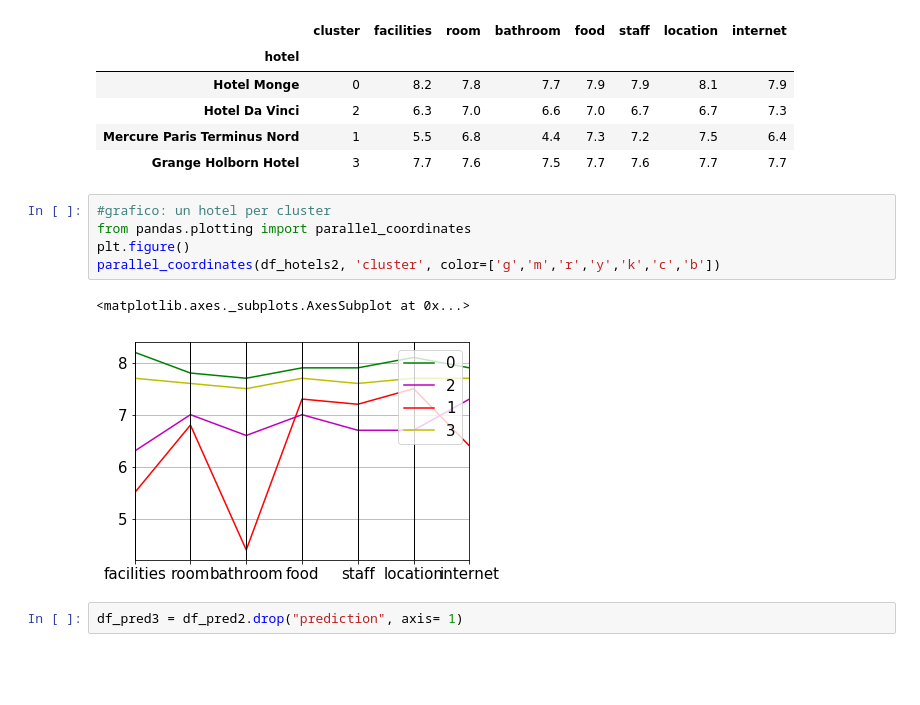
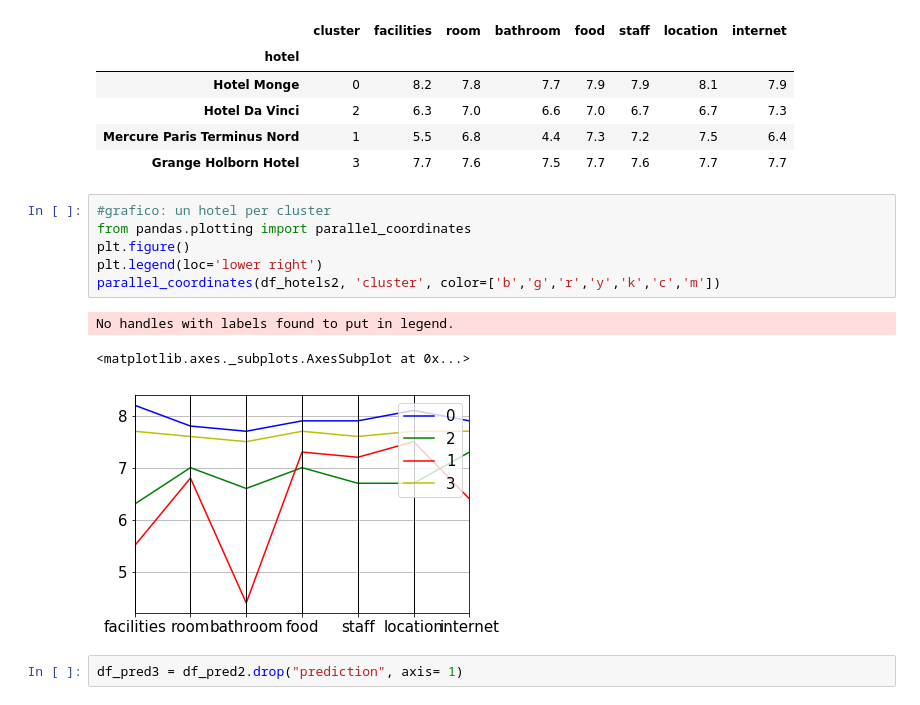
Before and after one commit to sfncrp/pyspark_hotel_reviews, a Jupyter notebook: ddam_project/PARTE_3_hotels_clustering.ipynb, the cells around one changed output. Cells and saved outputs as stored; diff of their text form; blank space fills up the shorter version.

```diff
--- a/ddam_project/PARTE_3_hotels_clustering.ipynb
+++ b/ddam_project/PARTE_3_hotels_clustering.ipynb
@@ -453,11 +457,13 @@ df_hotels2
 # %%
 #grafico: un hotel per cluster
 from pandas.plotting import parallel_coordinates
 plt.figure()
-parallel_coordinates(df_hotels2, 'cluster', color=['g','m','r','y','k','c','b'])
+plt.legend(loc='lower right')
+parallel_coordinates(df_hotels2, 'cluster', color=['b','g','r','y','k','c','m'])
 # %% [output]
-<matplotlib.axes._subplots.AxesSubplot at 0x...>
+No handles with labels found to put in legend.
+<matplotlib.axes._subplots.AxesSubplot at 0x...>
-[figure, old version]
+[figure, new version]
 # %%
 df_pred3 = df_pred2.drop("prediction", axis= 1)
 # %%
```
Also changed, not shown: parts of 9 cells of this notebook, 3 other files.
